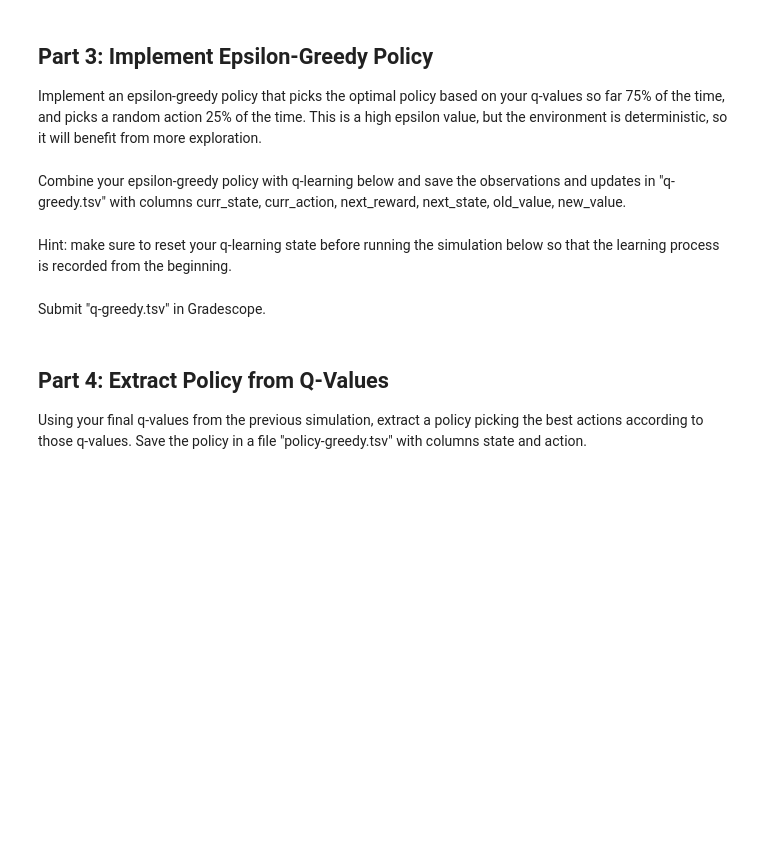
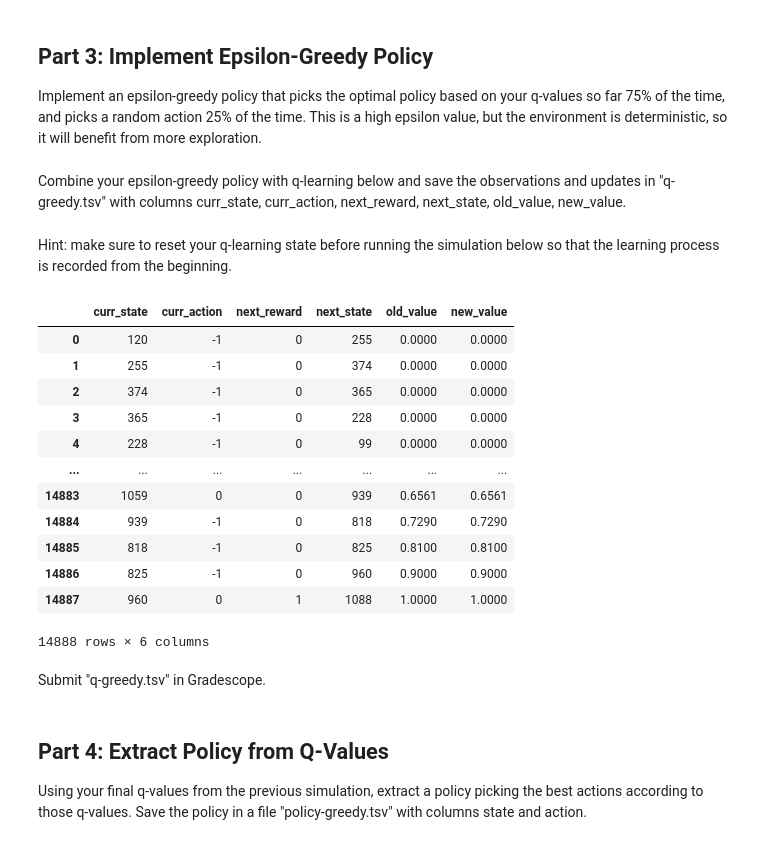
Before and after one commit to aidandig/dx704-project-08, a Jupyter notebook: dx704-project-08.ipynb, the cells around one changed output. Drawn from its saved outputs; the diff is of its cells as text; code cells hidden in the pictures; blank space fills up the shorter version.

Commit message:
P3 - epsilon greedy

```diff
--- a/dx704-project-08.ipynb
+++ b/dx704-project-08.ipynb
@@ -201,7 +201,7 @@ for episode in range(32):
         max_next_q = max(Q.get((next_state, a), 0.0) for a in simulator.get_actions(next_state))
 
         # calculate new Q-value
-        new_value = next_reward + gamma * max_next_q
+        new_value = alpha * (next_reward + gamma * max_next_q)
 
         # update Q table
         Q[(curr_state, curr_action)] = new_value
@@ -249,7 +249,14 @@ This is a high epsilon value, but the environment is deterministic, so it will b
 
 # hard-code epsilon=0.25. this is high but the environment is deterministic.
 def epsilon_greedy_policy(state, actions):
-    return 0
+    epsilon = 0.25
+    if random.random() < epsilon:
+        return random.choice(actions)
+
+    # pick best action based on current Q values
+    else:
+        best_action = max(actions, key=lambda a: Q.get((state, a), 0.0))
+        return best_action
 # %% [markdown]
 Combine your epsilon-greedy policy with q-learning below and save the observations and updates in "q-greedy.tsv" with columns curr_state, curr_action, next_reward, next_state, old_value, new_value.
 # %% [markdown]
@@ -268,0 +264,51 @@ for episode in range(32):
+# %%
+alpha = 1.0
+gamma = 0.9
+
+Q = {}
+Q_data = []
+
+for episode in range(32):
+    for (curr_state, curr_action, next_reward, next_state) in simulator.rollout_policy(epsilon_greedy_policy, max_steps=1024):
+
+        # get current/old value from Q table, default to 0.0 if not visited
+        old_value = Q.get((curr_state, curr_action), 0.0)
+
+        # max Q-value for all possible actions in next state
+        max_next_q = max(Q.get((next_state, a), 0.0) for a in simulator.get_actions(next_state))
+
+        # calculate new Q-value
+        new_value = alpha * (next_reward + gamma * max_next_q)
+
+        # update Q table
+        Q[(curr_state, curr_action)] = new_value
+
+        Q_data.append({
+            'curr_state'    : curr_state,
+            'curr_action'   : curr_action,
+            'next_reward'   : next_reward,
+            'next_state'    : next_state,
+            'old_value'     : old_value,
+            'new_value'     : new_value
+        })
+
+        if next_reward > 0:
+            # moving to terminal state
+            break
+
+Q_df = pd.DataFrame(Q_data)
+Q_df
+# %% [output]
+|  | curr_state | curr_action | next_reward | next_state | old_value | new_value |
+| 0 | 120 | -1 | 0 | 255 | 0.0000 | 0.0000 |
+| 1 | 255 | -1 | 0 | 374 | 0.0000 | 0.0000 |
+| 2 | 374 | -1 | 0 | 365 | 0.0000 | 0.0000 |
+| 3 | 365 | -1 | 0 | 228 | 0.0000 | 0.0000 |
+| 4 | 228 | -1 | 0 | 99 | 0.0000 | 0.0000 |
+| ... | ... | ... | ... | ... | ... | ... |
+| 14883 | 1059 | 0 | 0 | 939 | 0.6561 | 0.6561 |
+| 14884 | 939 | -1 | 0 | 818 | 0.7290 | 0.7290 |
+| 14885 | 818 | -1 | 0 | 825 | 0.8100 | 0.8100 |
+| 14886 | 825 | -1 | 0 | 960 | 0.9000 | 0.9000 |
+| 14887 | 960 | 0 | 1 | 1088 | 1.0000 | 1.0000 |
+14888 rows × 6 columns
```
Also changed, not shown: parts of 2 cells of this notebook, 1 other file.
